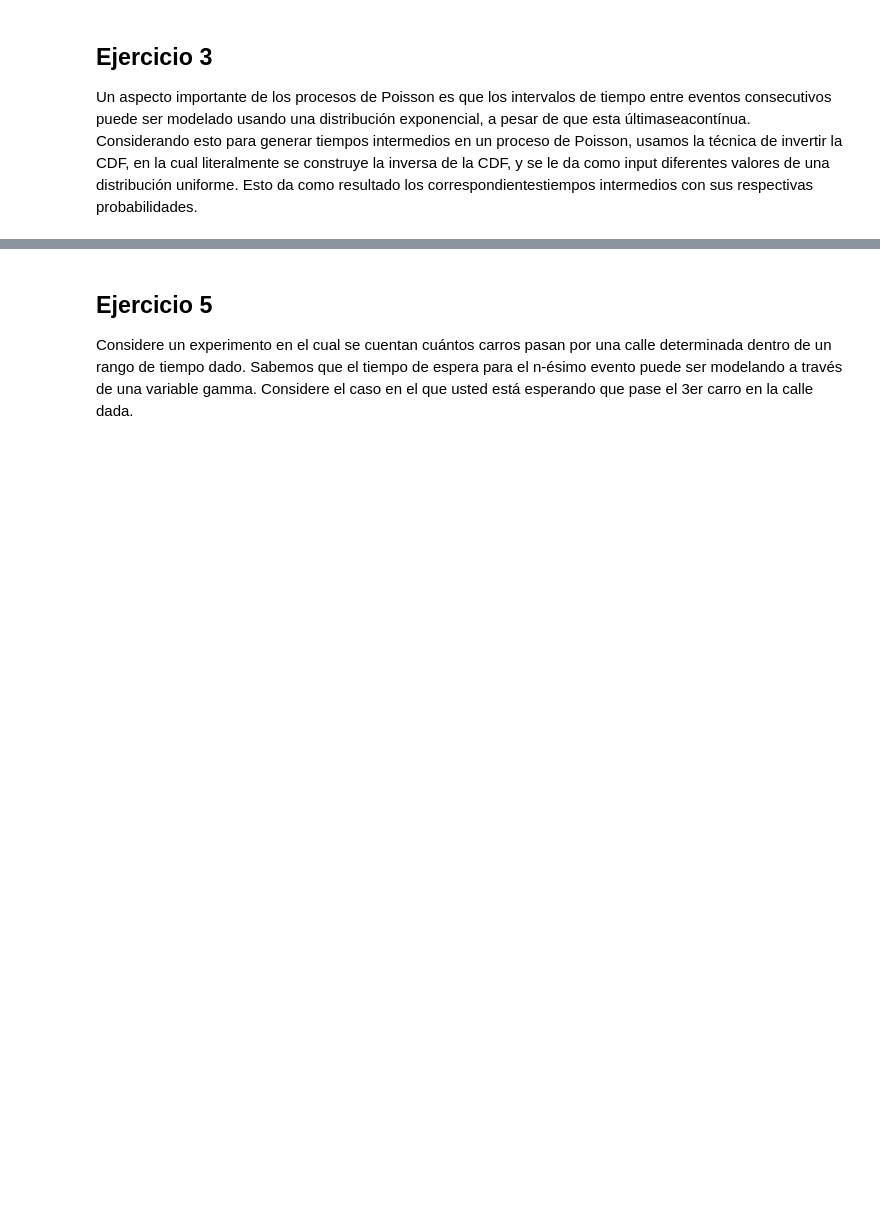
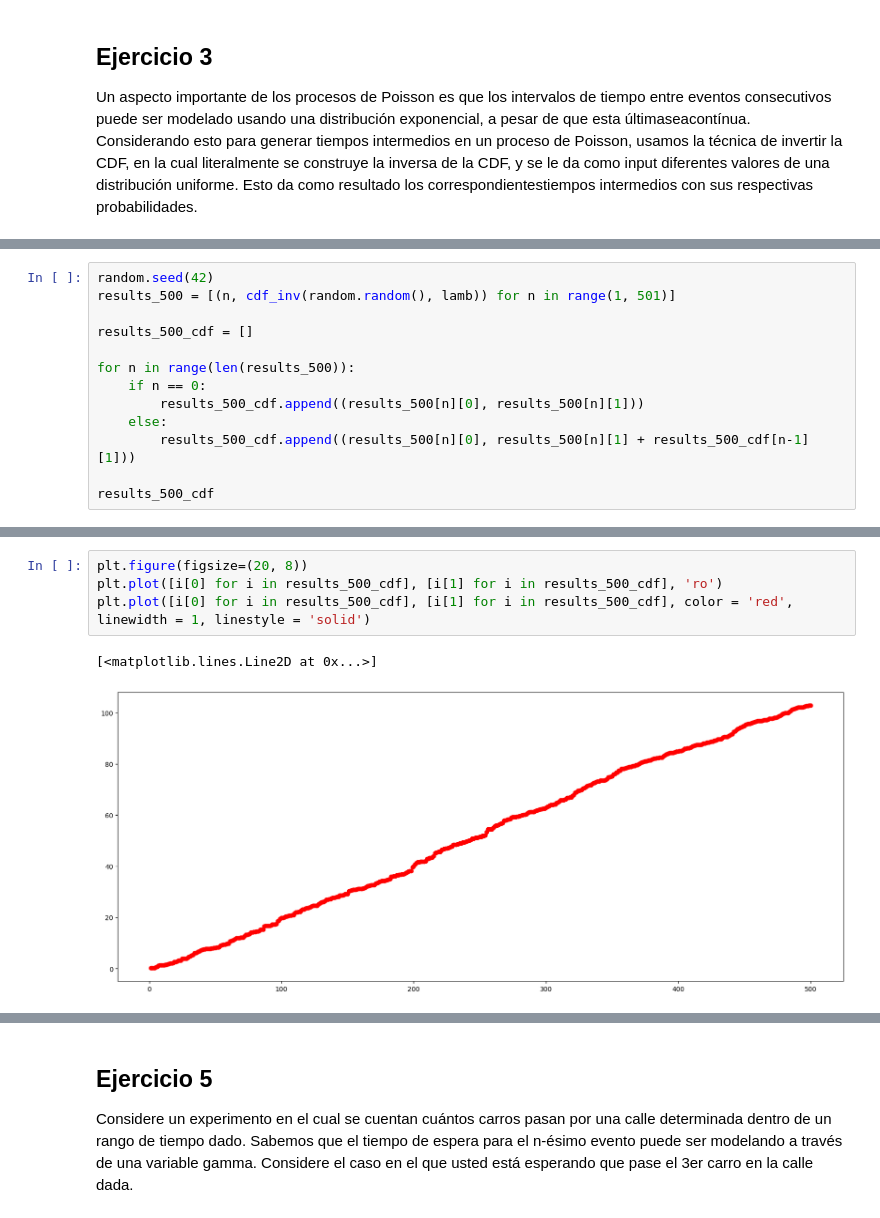
Before and after one commit to Andrei-Portales/MiniProyecto1_modelacion, a Jupyter notebook: miniproyecto1.ipynb, the cells around one changed output, grey strips where cells are left out. Drawn from its saved outputs; the diff is of its cells as text; blank space fills up the shorter version.

```diff
--- a/miniproyecto1.ipynb
+++ b/miniproyecto1.ipynb
@@ -151,0 +245,13 @@ Un aspecto importante de los procesos de Poisson es que los intervalos de tiempo
+# %%
+random.seed(42)
+results_500 = [(n, cdf_inv(random.random(), lamb)) for n in range(1, 501)]
+
+results_500_cdf = []
+
+for n in range(len(results_500)):
+    if n == 0:
+        results_500_cdf.append((results_500[n][0], results_500[n][1]))
+    else:
+        results_500_cdf.append((results_500[n][0], results_500[n][1] + results_500_cdf[n-1][1]))
+
+results_500_cdf
@@ -151,0 +276,7 @@ Un aspecto importante de los procesos de Poisson es que los intervalos de tiempo
+# %%
+plt.figure(figsize=(20, 8))
+plt.plot([i[0] for i in results_500_cdf], [i[1] for i in results_500_cdf], 'ro')
+plt.plot([i[0] for i in results_500_cdf], [i[1] for i in results_500_cdf], color = 'red', linewidth = 1, linestyle = 'solid')
+# %% [output]
+[<matplotlib.lines.Line2D at 0x...>]
+[figure, added]
```
Also changed, not shown: parts of 15 cells of this notebook, 1 other file.
